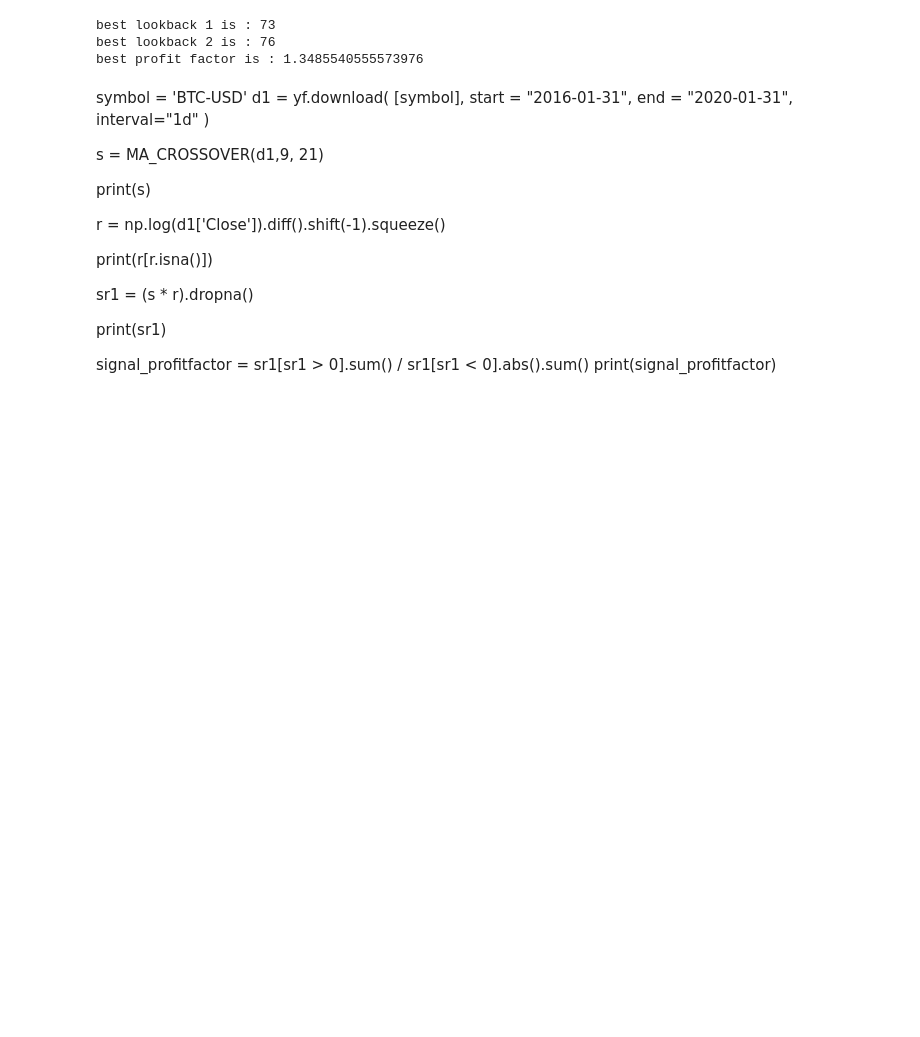
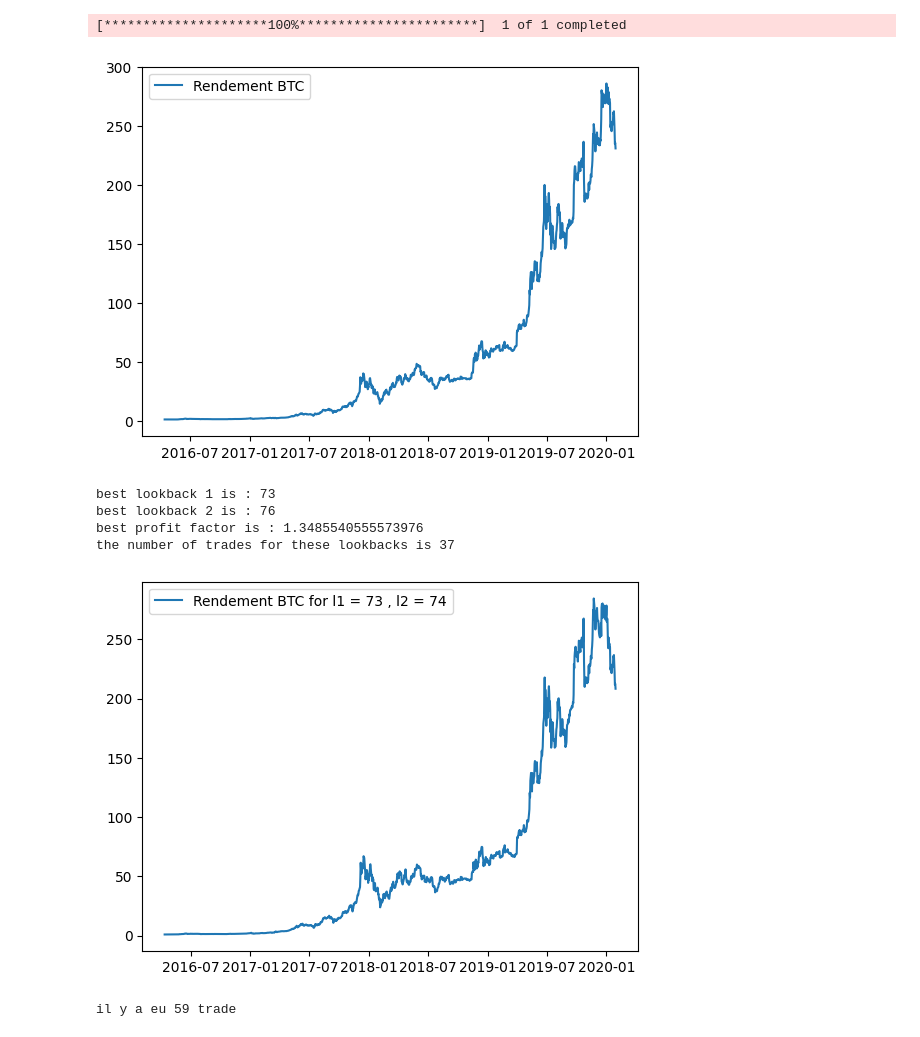
Before and after one commit to jenscio/TradingBot, a Jupyter notebook: MA_crossover_optimisation.ipynb, the cells around one changed output. Drawn from its saved outputs; the diff is of its cells as text; code cells hidden in the pictures; blank space fills up the shorter version.

```diff
--- a/MA_crossover_optimisation.ipynb
+++ b/MA_crossover_optimisation.ipynb
@@ -79,44 +85,39 @@ YF.download() has changed argument auto_adjust default to True
 # %%
 symbol = 'BTC-USD'
 
-df = yf.download([symbol], start = '2016-01-31', end = '2020-01-31', interval="1d")
+df_btc = yf.download([symbol], start = '2016-01-31', end = '2020-01-31', interval="1d")
+df_copybtc = df_btc.copy()
 
-bestLB1, bestLB2, bestPF = OPTI_MACO(df)
+bestLB1, bestLB2, bestPF = OPTI_MACO(df_btc)
 
-SIG = MA_CROSSOVER(df, bestLB1, bestLB2)
+SIG, nb_t_btc = MA_CROSSOVER(df_btc, bestLB1, bestLB2)
+SIG2, nb_t_btc_notopty = MA_CROSSOVER(df_copybtc, 73, 74)
 
-df['returns'] = np.log(df['Close']).diff().shift(-1)
-df['system_returns'] = df['returns']*SIG
-plt.plot(np.exp(df['system_returns']).cumprod(), label = 'Rendement')
+
+df_btc['returns'] = np.log(df_btc['Close']).diff().shift(-1)
+df_btc['system_returns'] = df_btc['returns']*SIG
+plt.plot(np.exp(df_btc['system_returns']).cumprod(), label = 'Rendement BTC')
+plt.legend(loc=2)
 plt.show()
 
 print(f"best lookback 1 is : {bestLB1}")
 print(f"best lookback 2 is : {bestLB2}")
 print(f"best profit factor is : {bestPF}")
+print(f"the number of trades for these lookbacks is {nb_t_btc}")
+
+
+df_copybtc['returns'] = np.log(df_copybtc['Close']).diff().shift(-1)
+df_copybtc['system_returns'] = df_copybtc['returns']*SIG2
+plt.plot(np.exp(df_copybtc['system_returns']).cumprod(), label = 'Rendement BTC for l1 = 73 , l2 = 74')
+plt.legend(loc=2)
+plt.show()
+print(f"il y a eu {nb_t_btc_notopty} trade")
 # %% [output]
-best lookback 1 is : 73
-best lookback 2 is : 76
-best profit factor is : 1.3485540555573976
+[*********************100%***********************]  1 of 1 completed
+[figure, added]
+best lookback 1 is : 73
+best lookback 2 is : 76
+best profit factor is : 1.3485540555573976
+the number of trades for these lookbacks is 37
+[figure, added]
+il y a eu 59 trade
-# %% [markdown]
-symbol = 'BTC-USD'
-d1 = yf.download(
-  [symbol],
-  start = "2016-01-31",
-  end = "2020-01-31",
-  interval="1d"
-)
-
-s = MA_CROSSOVER(d1,9, 21)
-
-print(s)
-
-r = np.log(d1['Close']).diff().shift(-1).squeeze()
-
-print(r[r.isna()])
-
-sr1 = (s * r).dropna()
-
-print(sr1)
-
-signal_profitfactor = sr1[sr1 > 0].sum() / sr1[sr1 < 0].abs().sum()
-print(signal_profitfactor)
```
Also changed, not shown: parts of 3 cells of this notebook, 4 other files.
